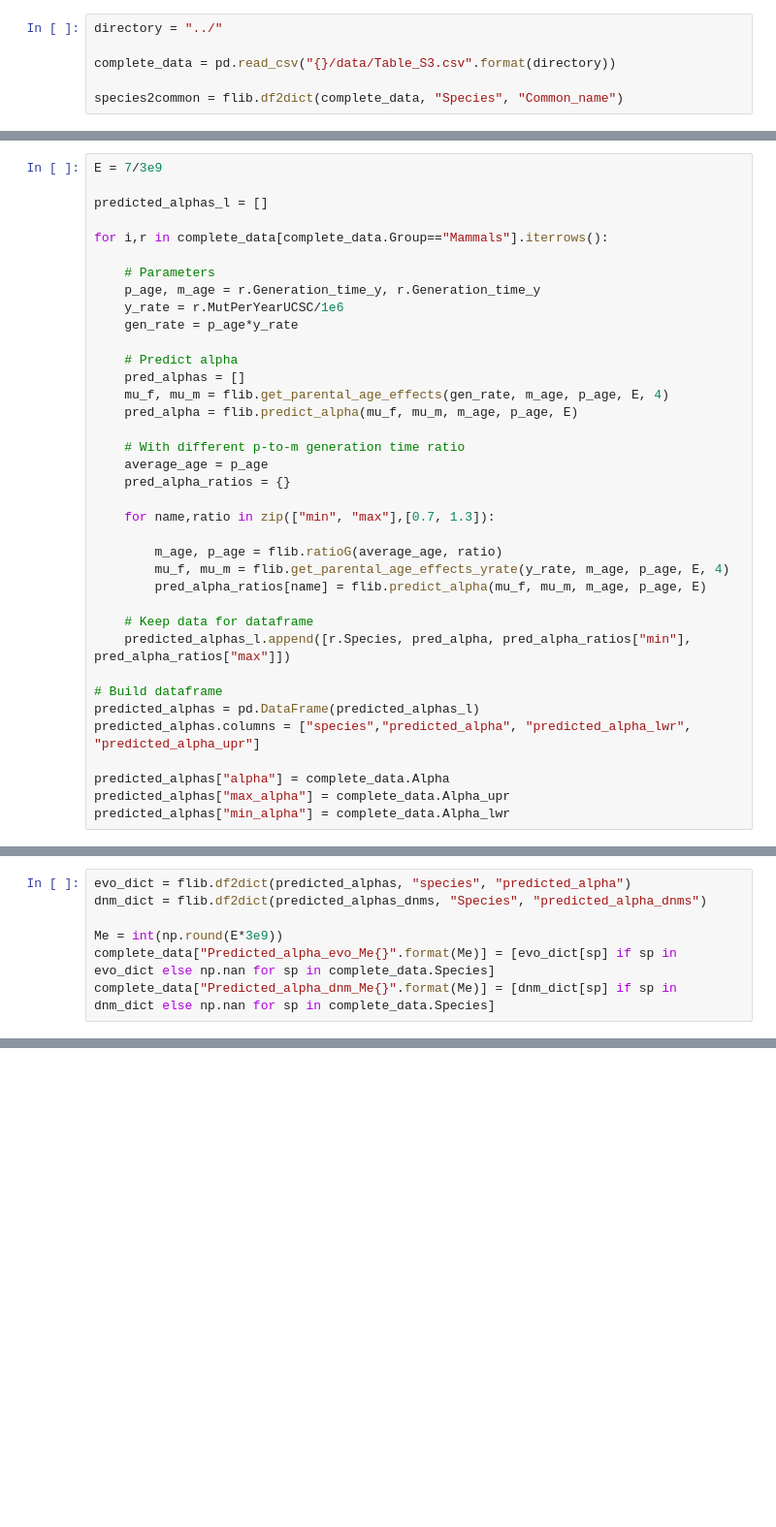
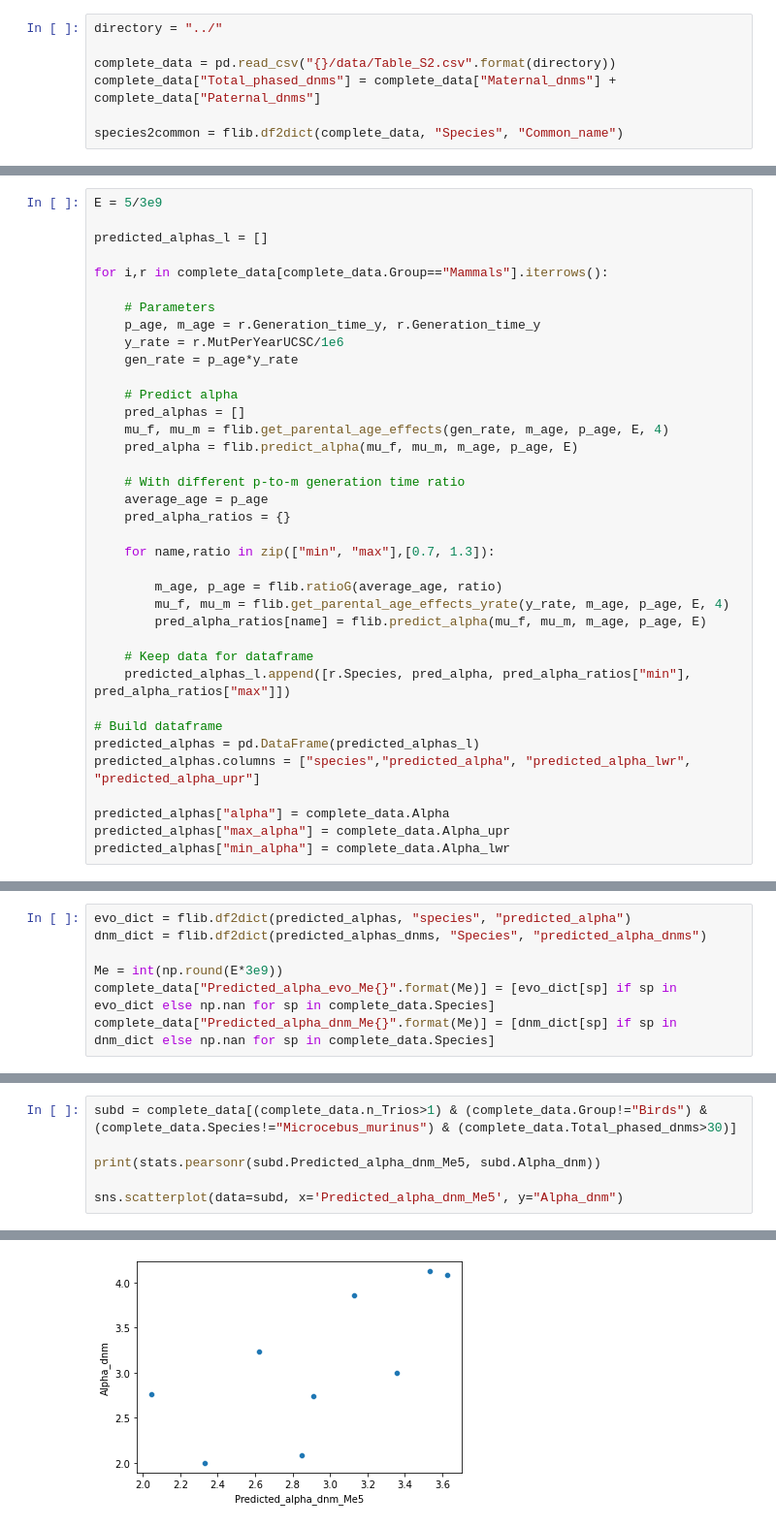
Before and after one commit to flw88/mut_sex_bias_amniotes, a Jupyter notebook: notebooks/2exposure_model.ipynb, the cells around one changed output, grey strips where cells are left out. Shown at 97% size. Cells and saved outputs as stored; diff of their text form; blank space fills up the shorter version.

```diff
--- a/notebooks/2exposure_model.ipynb
+++ b/notebooks/2exposure_model.ipynb
@@ -14,13 +14,14 @@ Load data
 # %%
 directory = "../"
 
-complete_data = pd.read_csv("{}/data/Table_S3.csv".format(directory))
+complete_data = pd.read_csv("{}/data/Table_S2.csv".format(directory))
+complete_data["Total_phased_dnms"] = complete_data["Maternal_dnms"] + complete_data["Paternal_dnms"]
 
 species2common = flib.df2dict(complete_data, "Species", "Common_name")
 # %% [markdown]
 The model using parameters from evolutionary data
 # %%
-E = 7/3e9
+E = 5/3e9
 
 predicted_alphas_l = []
 
@@ -99,0 +130,7 @@ complete_data["Predicted_alpha_dnm_Me{}".format(Me)] = [dnm_dict[sp] if sp in dn
+# %%
+subd = complete_data[(complete_data.n_Trios>1) & (complete_data.Group!="Birds") & (complete_data.Species!="Microcebus_murinus") & (complete_data.Total_phased_dnms>30)]
+
+print(stats.pearsonr(subd.Predicted_alpha_dnm_Me5, subd.Alpha_dnm))
+
+sns.scatterplot(data=subd, x='Predicted_alpha_dnm_Me5', y="Alpha_dnm")
+# %% [output]
@@ -100 +139,2 @@ complete_data["Predicted_alpha_dnm_Me{}".format(Me)] = [dnm_dict[sp] if sp in dn
+[figure, added]
 # %%
```
Also changed, not shown: parts of 4 cells of this notebook, 1 other file.
